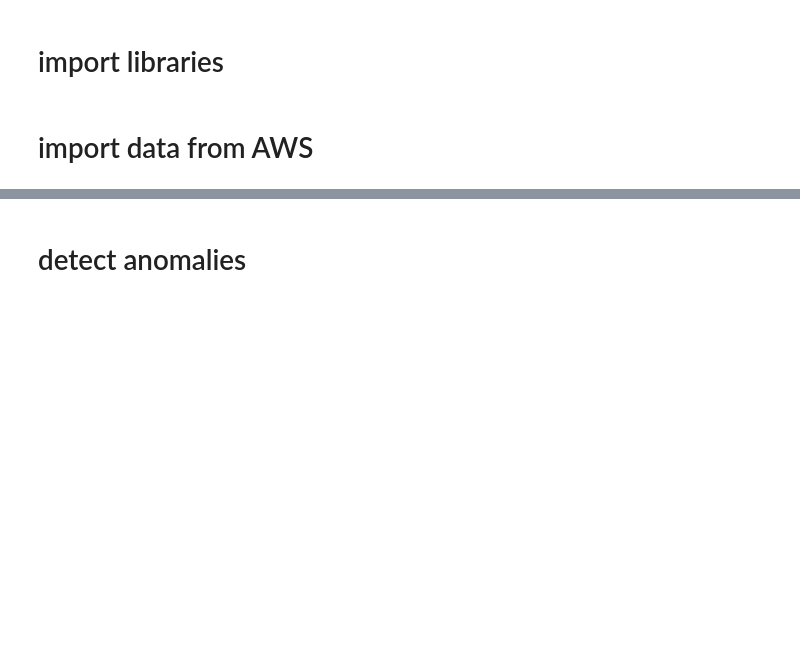
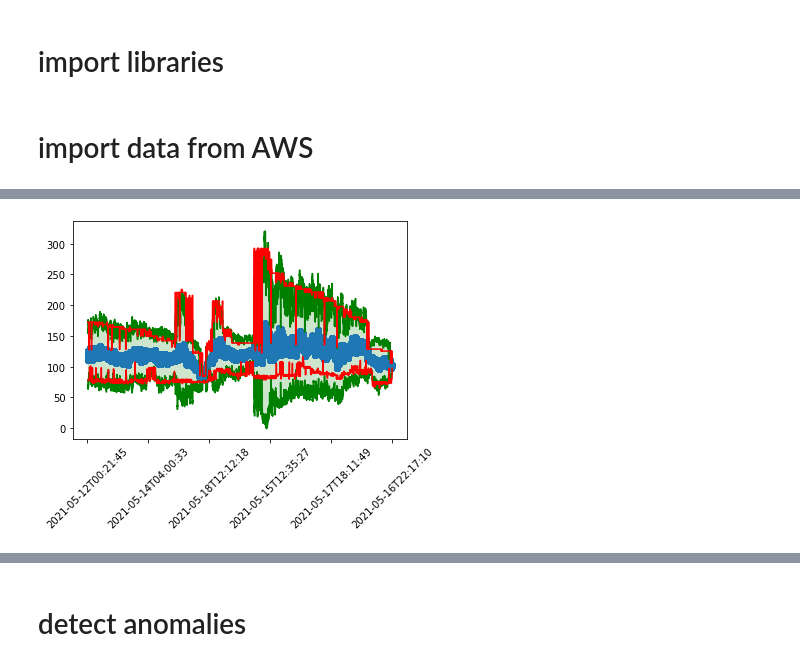
Before and after one commit to MatthiasSimons/airquality-measurement-device, a Jupyter notebook: airquality_analysis.ipynb, the cells around one changed output, grey strips where cells are left out. Drawn from its saved outputs; the diff is of its cells as text; code cells hidden in the pictures; blank space fills up the shorter version.

```diff
--- a/airquality_analysis.ipynb
+++ b/airquality_analysis.ipynb
@@ -46,3 +60,38 @@ df
+# %%
+# roll over x minutes
+df_r = df.rolling(12*15)
+
+t = len(df)#12*60*24
+df_rm = df_r.mean()[:t]
+df_rs = df_r.std()[:t]
+df_rupper = df_rm + 1.96*df_rs
+df_rlower = df_rm - 1.96*df_rs
+
+df_rmax = df_r.max()[:t]
+df_rmin = df_r.min()[:t]
+# %%
+fig, ax = plt.subplots()
+plt.fill_between(df_rm.index, df_rupper['ppm'], df_rlower['ppm'], color='g', alpha=0.2)
+values = ax.scatter(df_rm.index, 'ppm', data=df_rm)
+upper = ax.plot(df_rm.index, 'ppm', data=df_rupper, color="g")
+lower = ax.plot(df_rm.index, 'ppm', data=df_rlower, color="g")
+
+ax.plot(df_rm.index, 'ppm', data=df_rmax, color="r")
+ax.plot(df_rm.index, 'ppm', data=df_rmin, color="r")
+
+
+
+myFmt = mdates.DateFormatter('%d')
+ax.xaxis.set_major_formatter(myFmt)
+
+i = int(len(df_rm)/5)
+
+pos = np.arange(len(df_rm.index))
+ticks = plt.xticks(pos[::i], df_rm.index.values[::i], rotation=45)
+
+plt.show()
+# %% [output]
+[figure, added]
 # %%
 df = df[:200]
 df
```
Also changed, not shown: parts of 12 cells of this notebook.
